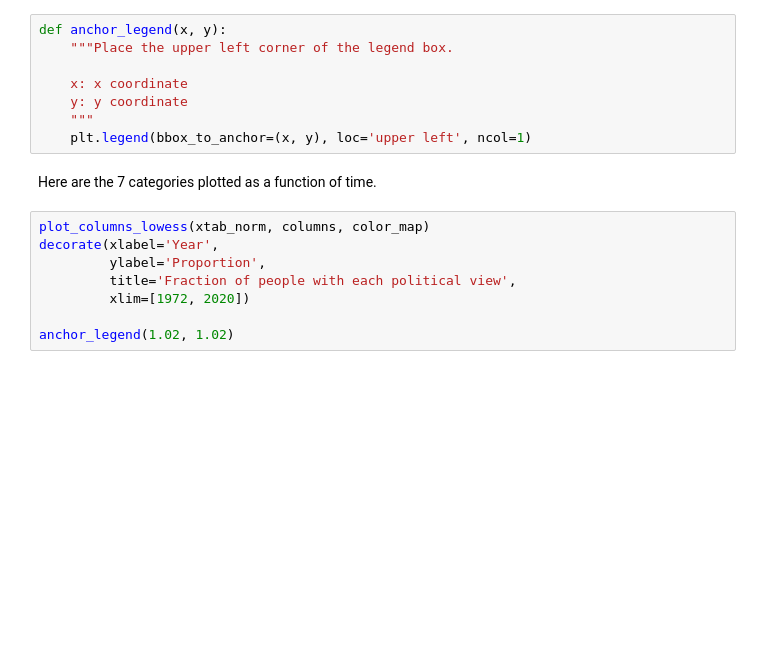
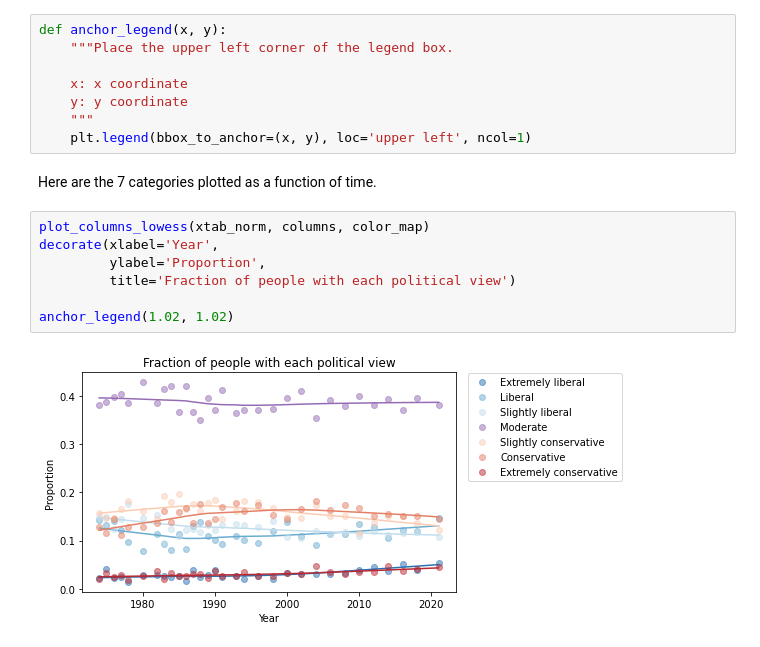
Before and after one commit to AllenDowney/PoliticalAlignmentCaseStudy, a Jupyter notebook: 02_polviews.ipynb, the cells around one changed output. Cells and saved outputs as stored; diff of their text form; blank space fills up the shorter version.

```diff
--- a/02_polviews.ipynb
+++ b/02_polviews.ipynb
@@ -424,10 +522,11 @@ Here are the 7 categories plotted as a function of time.
 # %%
 plot_columns_lowess(xtab_norm, columns, color_map)
 decorate(xlabel='Year',
          ylabel='Proportion',
-         title='Fraction of people with each political view',
-         xlim=[1972, 2020])
+         title='Fraction of people with each political view')
 
 anchor_legend(1.02, 1.02)
+# %% [output]
+[figure, added]
 # %% [markdown]
 This way of looking at the results suggests that changes in political alignment during this period have generally been slow and small.
```
Also changed, not shown: parts of 58 cells of this notebook.
